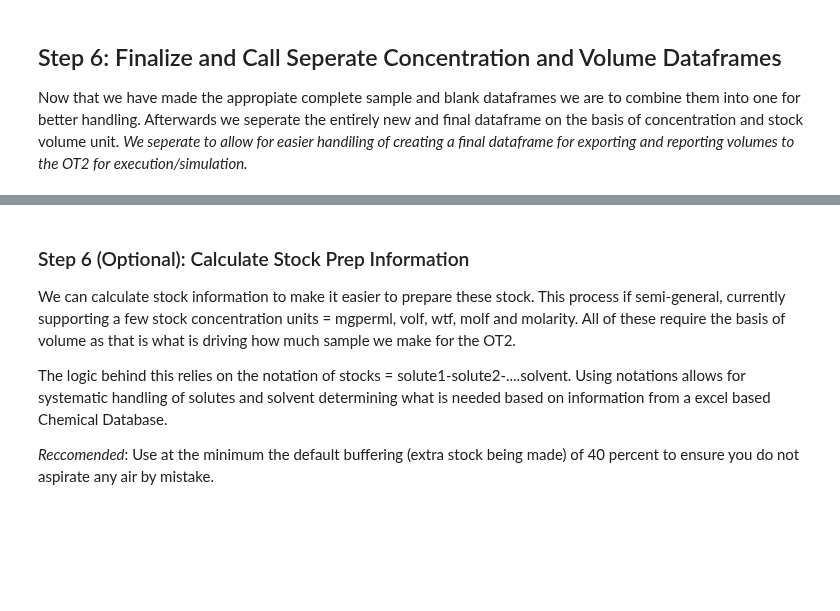
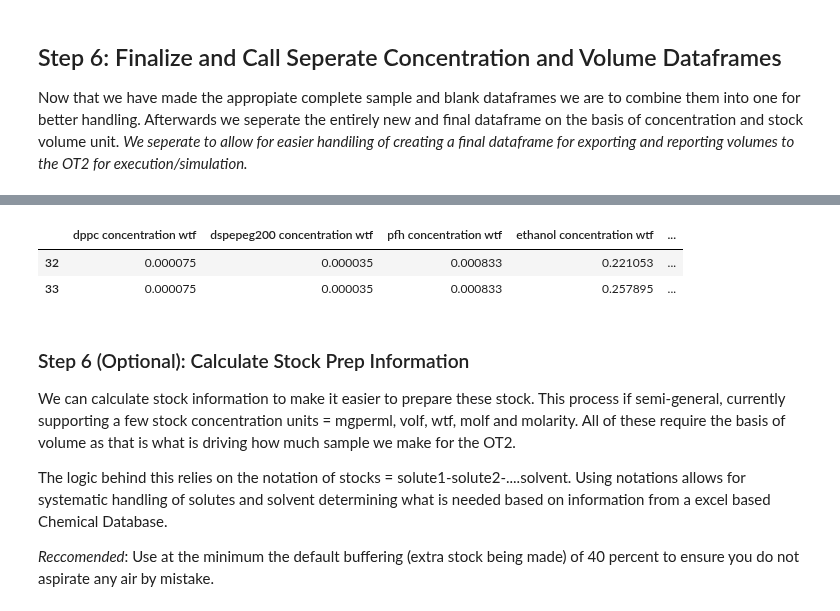
Before and after one commit to pozzo-research-group/OT2-DOE, a Jupyter notebook: PlanPrepareProcess/Plan and Prepare Notebook.ipynb, the cells around one changed output, grey strips where cells are left out. Saved outputs shown, nothing was run; the diff lists cells and outputs as text; code cells hidden in the pictures; blank space fills up the shorter version.

```diff
--- a/PlanPrepareProcess/Plan and Prepare Notebook.ipynb
+++ b/PlanPrepareProcess/Plan and Prepare Notebook.ipynb
@@ -141,3 +122,9 @@ final_volume_df[final_volume_df.columns]
+# %%
+final_complete_df[32:34]
+# %% [output]
+|  | dppc concentration wtf | dspepeg200 concentration wtf | pfh concentration wtf | ethanol concentration wtf | ... |
+| 32 | 0.000075 | 0.000035 | 0.000833 | 0.221053 | ... |
+| 33 | 0.000075 | 0.000035 | 0.000833 | 0.257895 | ... |
 # %% [markdown]
 ### Step 6 (Optional): Calculate Stock Prep Information
 
```
Also changed, not shown: parts of 14 cells of this notebook, 2 other files.
